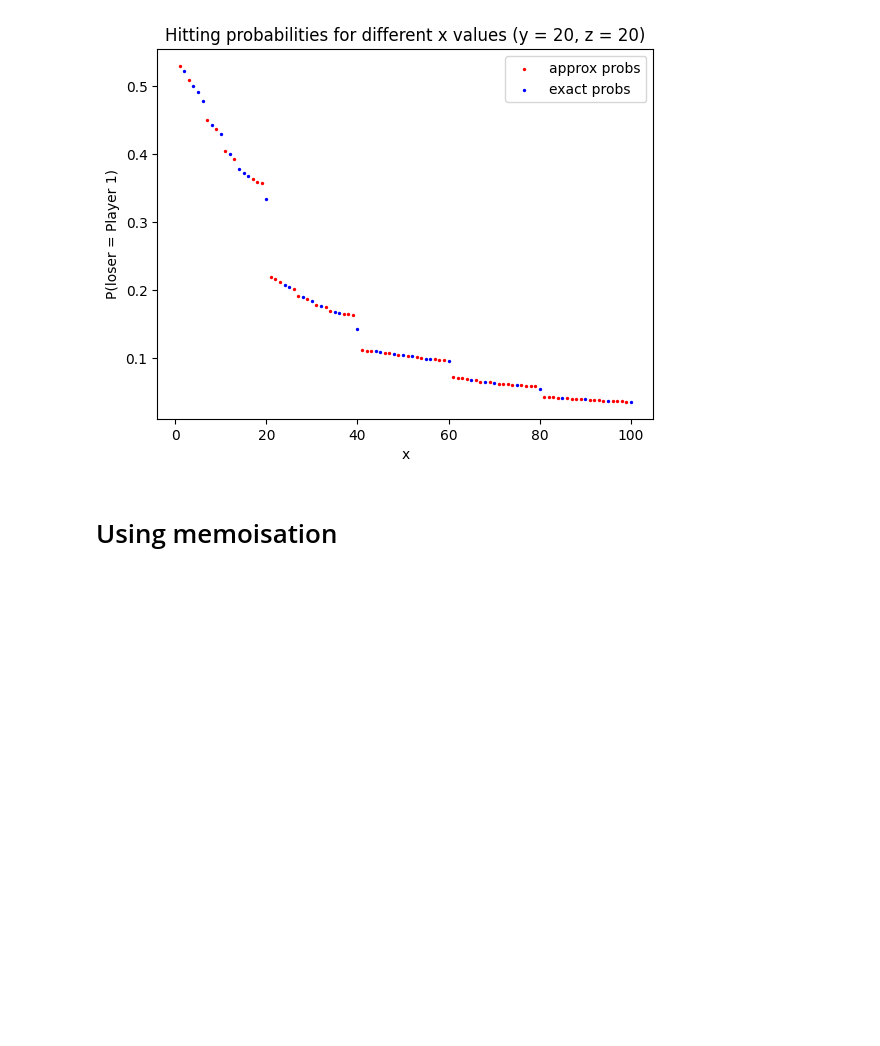
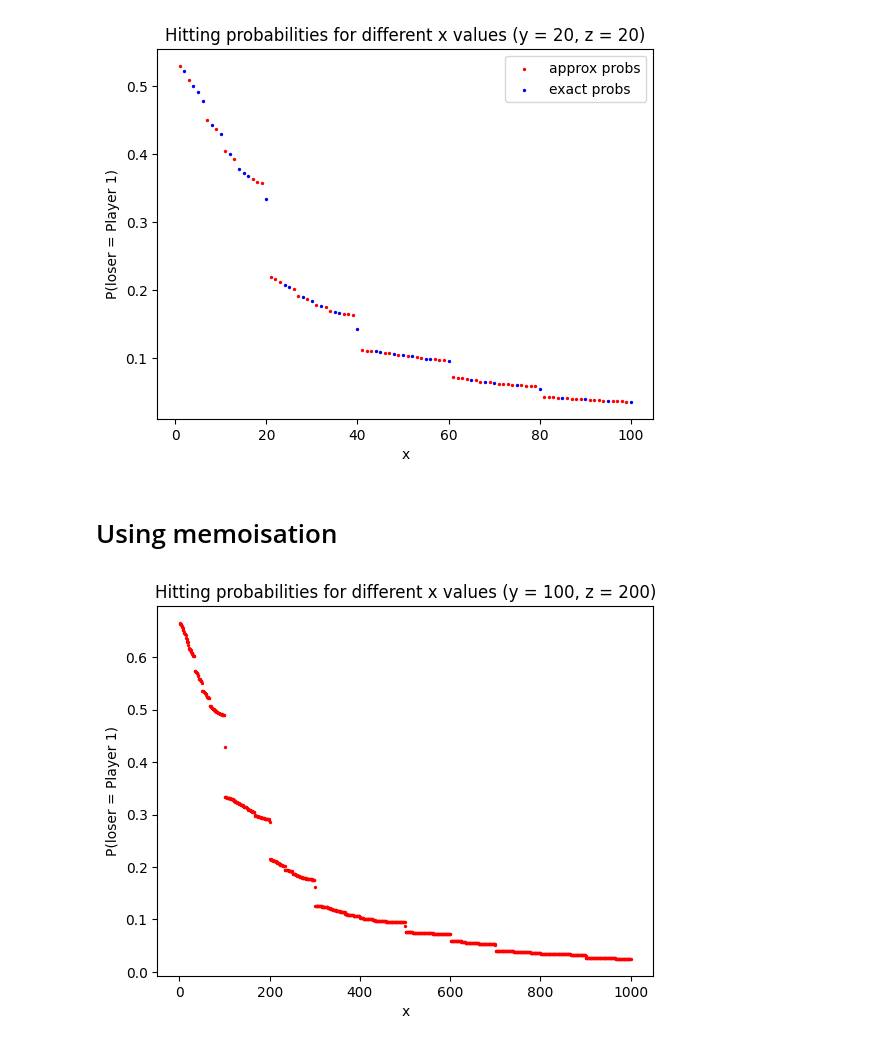
Before and after one commit to 7angel4/3-person-betting-game, a Jupyter notebook: game1_two_player/game1_visualisation.ipynb, the cells around one changed output. Drawn from its saved outputs; the diff is of its cells as text; code cells hidden in the pictures; blank space fills up the shorter version.

```diff
--- a/game1_two_player/game1_visualisation.ipynb
+++ b/game1_two_player/game1_visualisation.ipynb
@@ -58,4 +58,6 @@ Took too long to find the hitting prob for state (99, 20, 20)
 plotX(1, 500, 100, 200, probFunction=varyX_memoised, t=30)
 # for 1 x: try different t, store
 # %%
-plotX(60, 80, 100, 200, probFunction=varyX_memoised, t=30)
+plotX(1, 1000, 100, 200, probFunction=varyX_memoised, t=10)
+# %% [output]
+[figure, added]
```
Also changed, not shown: parts of 4 cells of this notebook, 19 other files.
